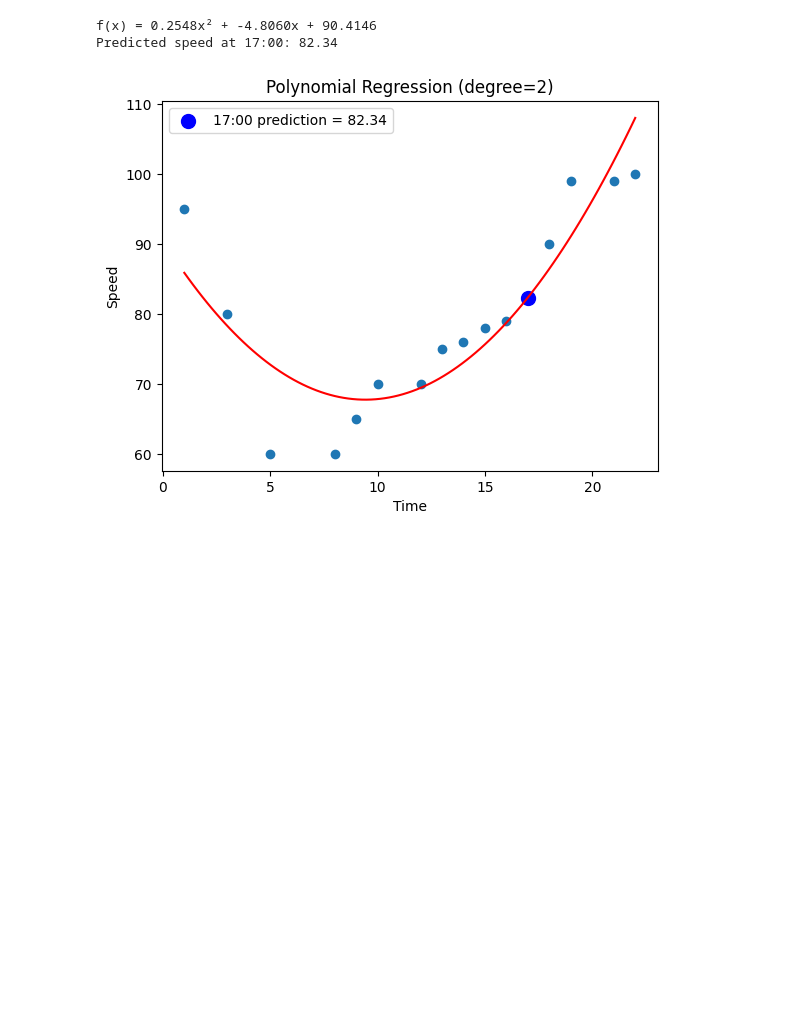
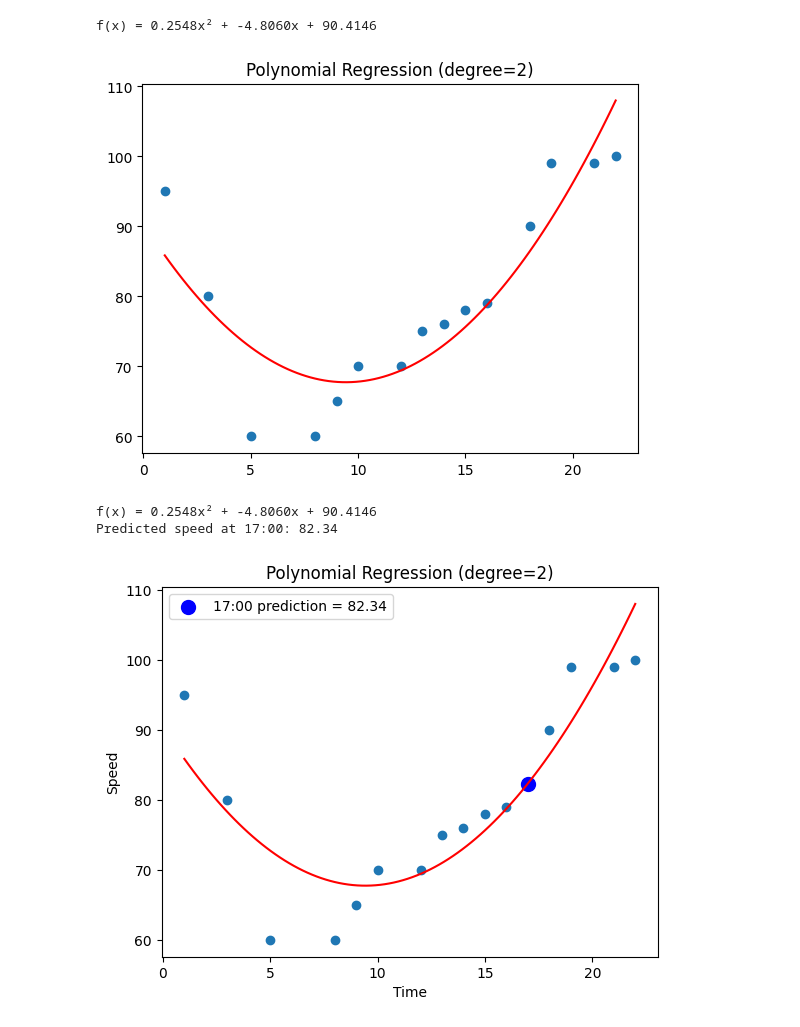
Before and after one commit to hushrukhbek/Ai_Electronic-and-Computer-Dept, a Jupyter notebook: Untitled5.ipynb, the cells around one changed output. Drawn from its saved outputs; the diff is of its cells as text; code cells hidden in the pictures; blank space fills up the shorter version.

```diff
--- a/Untitled5.ipynb
+++ b/Untitled5.ipynb
@@ -3,3 +12,36 @@
+# %%
+#######
+import numpy as np
+import matplotlib.pyplot as plt
+
+# Data
+x = [1, 3, 5, 8, 9, 10, 12, 13, 14, 15, 16, 18, 19, 21, 22]
+y = [95, 80, 60, 60, 65, 70, 70, 75, 76, 78, 79, 90, 99, 99, 100]
+
+# Create a regression model using a second-degree polynomial
+mymodel = np.poly1d(np.polyfit(x, y, 2))
+
+# Extract the coefficients in the form f(x) = ax^2 + bx + c
+a, b, c = mymodel.coefficients
+
+# Define the prediction function
+def f(x_value):
+    return mymodel(x_value)
+
+# Print the prediction equation
+print(f"f(x) = {a:.4f}x² + {b:.4f}x + {c:.4f}")
+
+# Generate x-values for prediction
+myline = np.linspace(1, 22, 100)
+
+# Visualization
+plt.scatter(x, y)
+plt.plot(myline, f(myline), color='red')
+plt.title("Polynomial Regression (degree=2)")
+plt.show()
+# %% [output]
+f(x) = 0.2548x² + -4.8060x + 90.4146
+[figure, added]
 # %%
 import numpy as np
 import matplotlib.pyplot as plt
```
Also changed, not shown: parts of 1 cell of this notebook.
